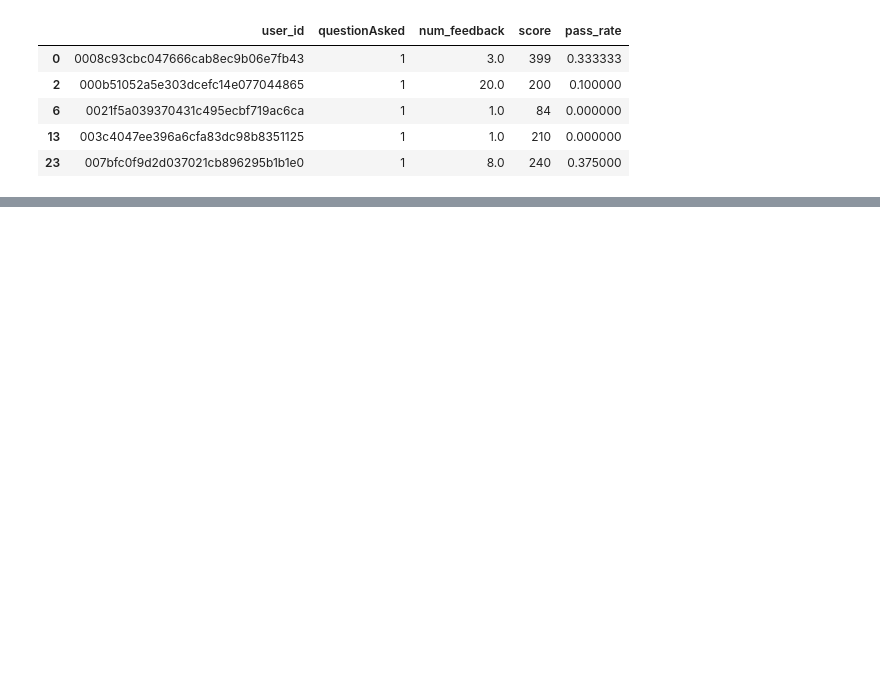
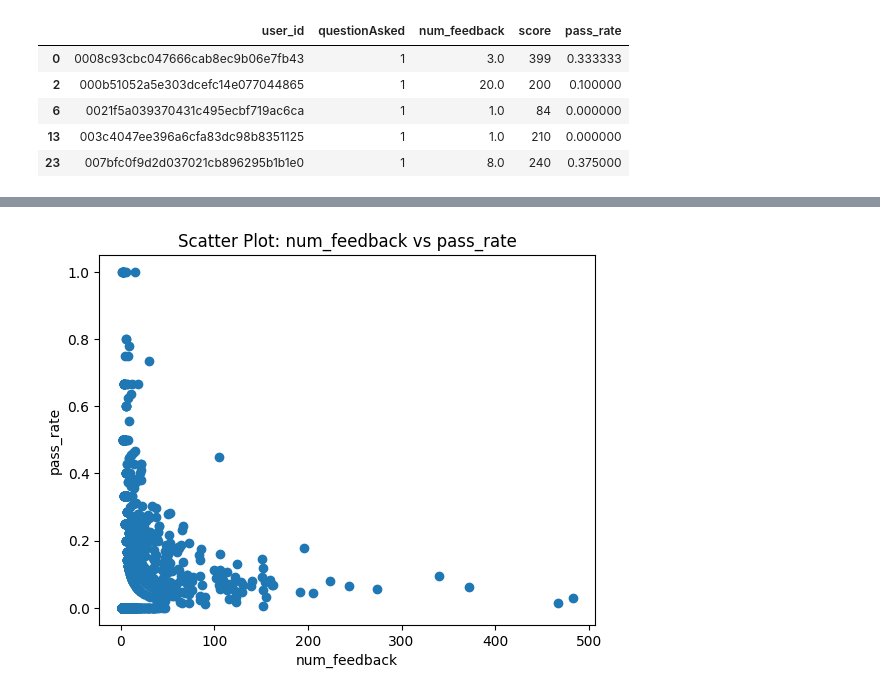
Before and after one commit to samchen0508/747-A2-data, a Jupyter notebook: results.ipynb, the cells around one changed output, grey strips where cells are left out. Saved outputs shown, nothing was run; the diff lists cells and outputs as text; code cells hidden in the pictures; blank space fills up the shorter version.

```diff
--- a/results.ipynb
+++ b/results.ipynb
@@ -171,3 +171,6 @@ filter_nonAsked.head()
 | 6 | 0021f5a039370431c495ecbf719ac6ca | 1 | 1.0 | 84 | 0.000000 |
 | 13 | 003c4047ee396a6cfa83dc98b8351125 | 1 | 1.0 | 210 | 0.000000 |
 | 23 | 007bfc0f9d2d037021cb896295b1b1e0 | 1 | 8.0 | 240 | 0.375000 |
+# %%
+sorted_data = filter_nonAsked.sort_values(by=['num_feedback', 'pass_rate'], ascending=[True, False])
+sorted_data
@@ -173,0 +191,14 @@ filter_nonAsked.head()
+# %%
+import matplotlib.pyplot as plt
+
+# Assuming your DataFrame is named "df"
+x = sorted_data['num_feedback']
+y = sorted_data['pass_rate']
+
+plt.scatter(x, y)
+plt.xlabel('num_feedback')
+plt.ylabel('pass_rate')
+plt.title('Scatter Plot: num_feedback vs pass_rate')
+plt.show()
+# %% [output]
+[figure, added]
```
Also changed, not shown: parts of 2 cells of this notebook.
